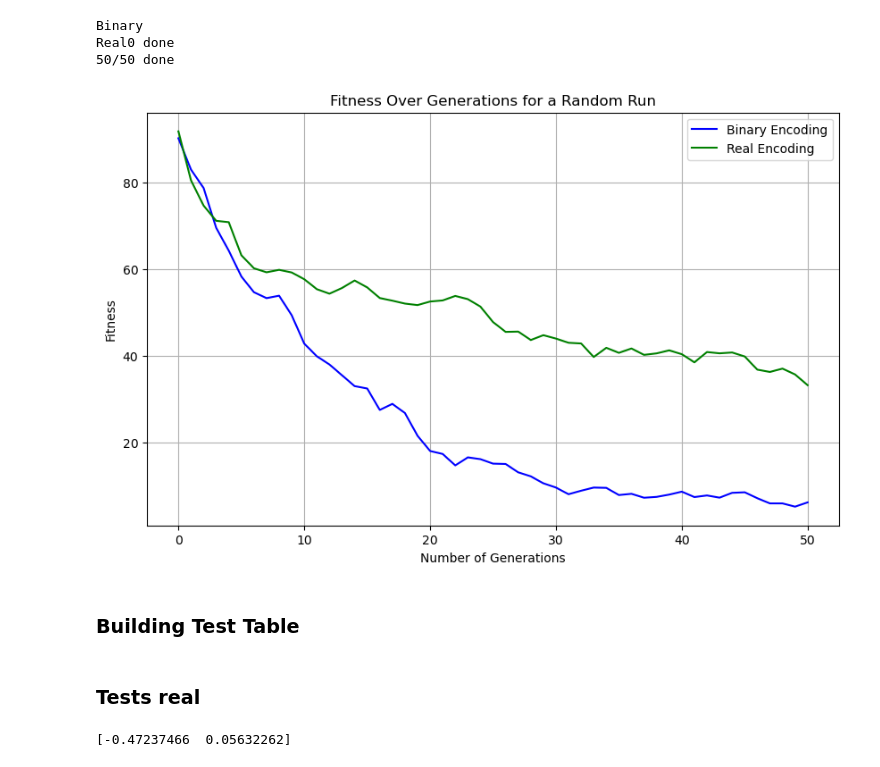
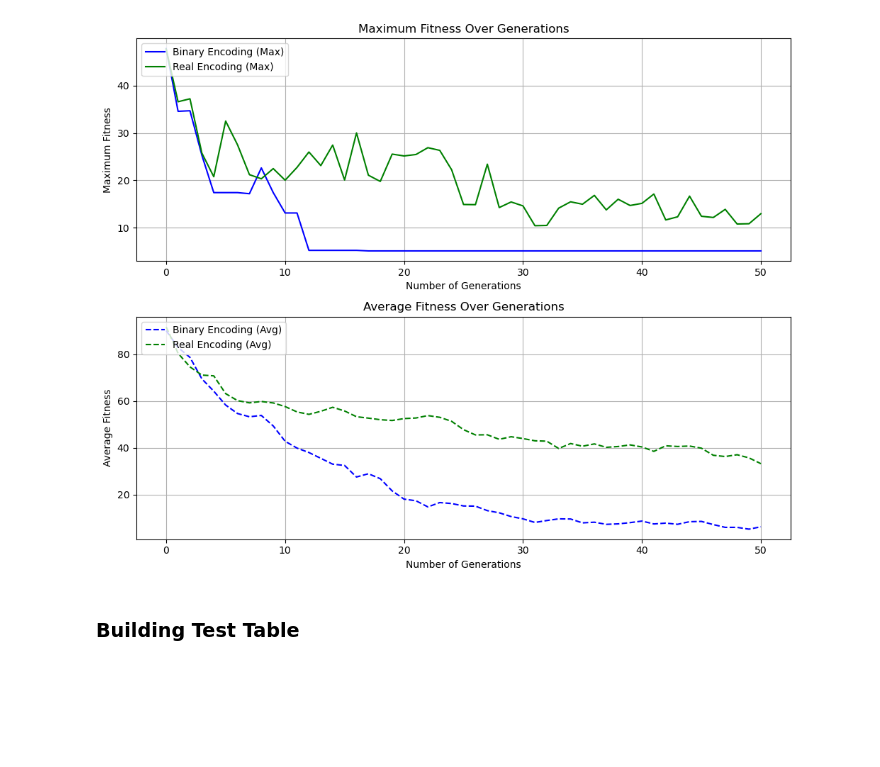
Before and after one commit to LosPadrinosMemens/HW2_Evolutionary_Computation, a Jupyter notebook: main.ipynb, the cells around one changed output. Drawn from its saved outputs; the diff is of its cells as text; code cells hidden in the pictures; blank space fills up the shorter version.

```diff
--- a/main.ipynb
+++ b/main.ipynb
@@ -103,47 +80,36 @@ Real0 done
 # %%
-print('Binary')
-avg_bin, std_bin, max_bin = ga_solve(100, f_C, [(-5.12, 5.12),(-5.12, 5.12),(-5.12, 5.12),(-5.12, 5.12),(-5.12, 5.12)],
-                                    n = 5, binary = True, minimization = True,
-                                    n_generations = 50,pc=0.9, precision_digits=4)
-print('Real')
-avg_real, std_real, max_real = ga_solve(100, f_C, [(-5.12, 5.12),(-5.12, 5.12),(-5.12, 5.12),(-5.12, 5.12),(-5.12, 5.12)],
-                                    n = 5, binary = False, minimization = True,
-                                    n_generations = 50,pc=0.9, precision_digits=4)
-
-data = {
-    'avg_bin': avg_bin,
-    'std_bin': std_bin,
-    'max_bin': max_bin,
-    'avg_real': avg_real,
-    'std_real': std_real,
-    'max_real': max_real
-}
-
-with open('pickles/ga_fc_results.pkl', 'wb') as f:
-    pickle.dump(data, f)
+#print('Binary')
+#avg_bin, std_bin, max_bin = ga_solve(100, f_C, [(-5.12, 5.12),(-5.12, 5.12),(-5.12, 5.12),(-5.12, 5.12),(-5.12, 5.12)],
+#                                    n = 5, binary = True, minimization = True,
+#                                    n_generations = 50,pc=0.9, precision_digits=4)
+#print('Real')
+#avg_real, std_real, max_real = ga_solve(100, f_C, [(-5.12, 5.12),(-5.12, 5.12),(-5.12, 5.12),(-5.12, 5.12),(-5.12, 5.12)],
+#                                    n = 5, binary = False, minimization = True,
+#                                    n_generations = 50,pc=0.9, precision_digits=4)
+#
+#data = {
+#    'avg_bin': avg_bin,
+#    'std_bin': std_bin,
+#    'max_bin': max_bin,
+#    'avg_real': avg_real,
+#    'std_real': std_real,
+#    'max_real': max_real
+#}
+#
+#with open('pickles/ga_fc_results.pkl', 'wb') as f:
+#    pickle.dump(data, f)
 
 with open('pickles/ga_fc_results.pkl', 'rb') as f:
     data = pickle.load(f)
 
 # Retrieve the variables
 avg_bin = data['avg_bin']
 std_bin = data['std_bin']
 max_bin = data['max_bin']
 avg_real = data['avg_real']
 std_real = data['std_real']
 max_real = data['max_real']
 
-plt.figure(figsize=(10, 6))
-plt.plot(avg_bin, label='Binary Encoding', color='blue', linestyle='-')
-plt.plot(avg_real, label='Real Encoding', color='green', linestyle='-')
-plt.xlabel('Number of Generations')
-plt.ylabel('Fitness')
-plt.title('Fitness Over Generations for a Random Run')
-plt.legend()
-plt.grid(True)
-plt.show()
+plot_convergence(max_bin,max_real,avg_bin,avg_real)
 # %% [output]
-Binary
-Real0 done
-50/50 done
-[figure, old version]
+[figure, new version]
@@ -181,10 +143,0 @@ params = {
-# %% [markdown]
-### Tests real
-# %%
-population = []
-for i in range(100):
-    individual = initialize(2, False, constraints = [(-2.058,2.058), (-2.058,2.058)]) # np.arrays
-    population.append(individual)
-print(population[1])
-# %% [output]
-[-0.47237466  0.05632262]
```
Also changed, not shown: parts of 48 cells of this notebook, 2 other files.
